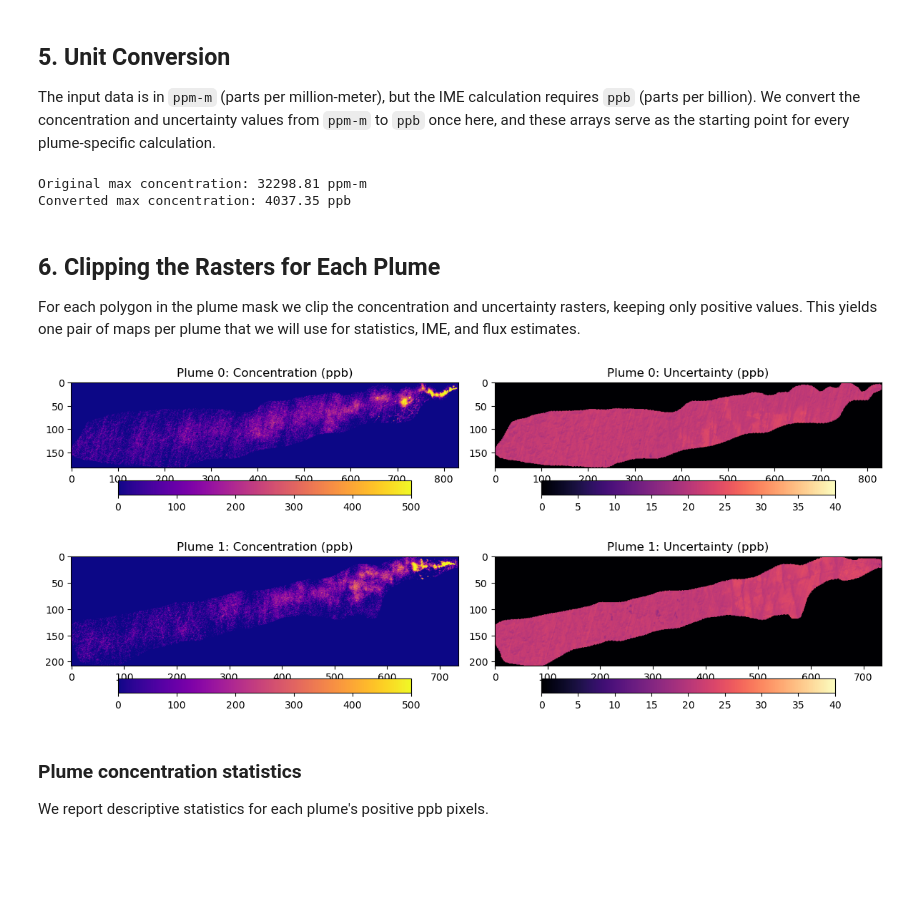
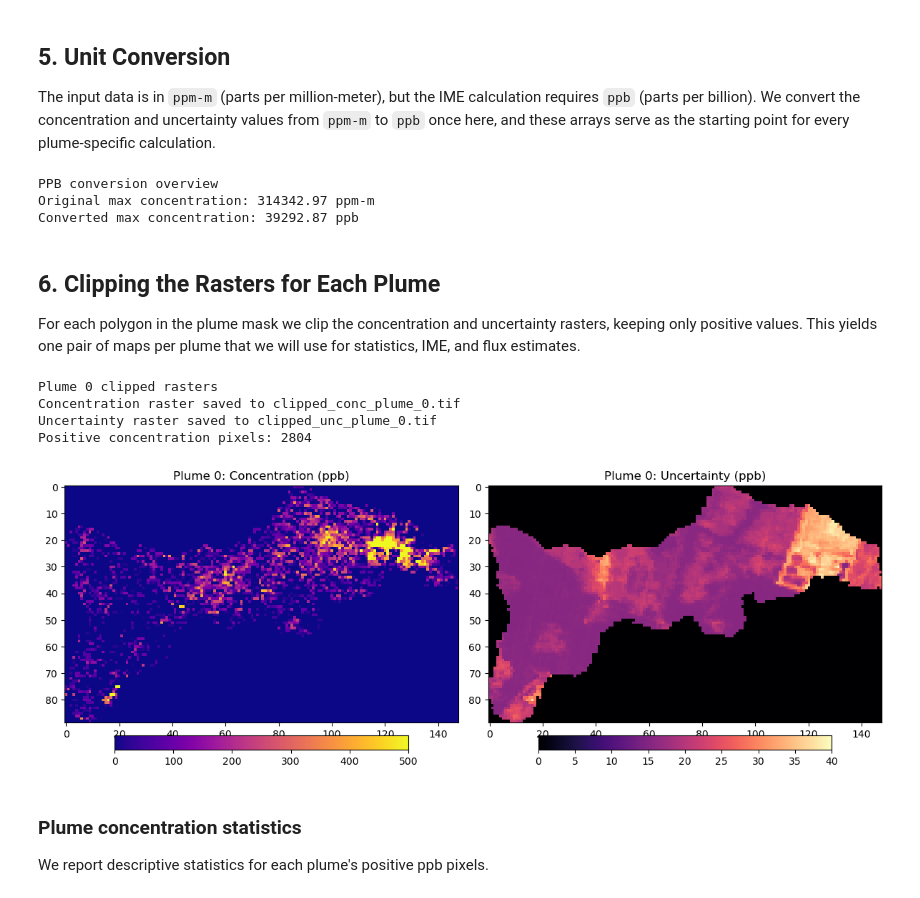
Before and after one commit to AlFe23/hygas, a Jupyter notebook: notebooks/plume_analysis_walkthrough.ipynb, the cells around one changed output. Cells and saved outputs as stored; diff of their text form; code cells hidden in the pictures; blank space fills up the shorter version.

```diff
--- a/notebooks/plume_analysis_walkthrough.ipynb
+++ b/notebooks/plume_analysis_walkthrough.ipynb
@@ -73,21 +220,31 @@ if not SHAPEFILE_PATH.exists():
     raise FileNotFoundError(f'Plume shapefile not found: {SHAPEFILE_PATH}')
 
 gdf = gpd.read_file(SHAPEFILE_PATH)
+_, _, raster_wkt, _ = plumes_analyzer.load_geotiff(str(CONCENTRATION_FILE))
+raster_crs = CRS.from_wkt(raster_wkt)
+gdf_raster = gdf.to_crs(raster_crs)
 projected_gdf, projected_epsg = plumes_analyzer.project_gdf_to_local_utm(gdf)
 
 plume_records = []
-for (idx, row), (_, proj_row) in zip(gdf.iterrows(), projected_gdf.iterrows()):
+for (idx, row), (_, proj_row), (_, raster_row) in zip(gdf.iterrows(), projected_gdf.iterrows(), gdf_raster.iterrows()):
     plume_records.append({
         'plume_id': idx,
         'geom': row.geometry,
+        'geom_raster': raster_row.geometry,
         'projected_geom': proj_row.geometry
     })
 
-print(f'Loaded {len(plume_records)} plume polygon(s) from {SHAPEFILE_PATH.name}')
-print(f'Shapefile CRS: {gdf.crs}')
-print(f'Projected CRS for area calculations: EPSG:{projected_epsg}')
+summary_lines = [
+    f'Loaded {len(plume_records)} plume polygon(s) from {SHAPEFILE_PATH.name}',
+    f'Shapefile CRS: {gdf.crs}',
+    f'Raster CRS for clipping: {raster_crs.to_string()}',
+    f'Projected CRS for area calculations: EPSG:{projected_epsg}'
+]
+reporter.log_block('Plume polygon summary', summary_lines)
 
 ax = gdf.plot(edgecolor='red', facecolor='none', figsize=(6, 6))
 ax.set_title('Segmented Plume Polygon(s)')
+fig = ax.get_figure()
+reporter.log_figure('Segmented plume polygon(s)', fig)
 plt.show()
 # %% [output]
@@ -100,17 +259,24 @@ Projected CRS for area calculations: EPSG:32640
 
 The input data is in `ppm-m` (parts per million-meter), but the IME calculation requires `ppb` (parts per billion). We convert the concentration and uncertainty values from `ppm-m` to `ppb` once here, and these arrays serve as the starting point for every plume-specific calculation.
 # %%
+
 conc_clean = plumes_analyzer.discard_neg(conc_arr)
 unc_clean = plumes_analyzer.discard_neg(unc_arr)
 
 conc_ppb = plumes_analyzer.ppm_m_to_ppb(conc_clean)
 unc_ppb = plumes_analyzer.ppm_m_to_ppb(unc_clean)
 
-print(f'Original max concentration: {np.max(conc_arr):.2f} ppm-m')
-print(f'Converted max concentration: {np.max(conc_ppb):.2f} ppb')
+reporter.log_block(
+    'PPB conversion overview',
+    [
+        f'Original max concentration: {np.max(conc_arr):.2f} ppm-m',
+        f'Converted max concentration: {np.max(conc_ppb):.2f} ppb'
+    ]
+)
 # %% [output]
-Original max concentration: 32298.81 ppm-m
-Converted max concentration: 4037.35 ppb
+PPB conversion overview
+Original max concentration: 314342.97 ppm-m
+Converted max concentration: 39292.87 ppb
 # %% [markdown]
 ## 6. Clipping the Rasters for Each Plume
 
@@ -121,47 +287,63 @@ for record in plume_records:
     plume_id = record['plume_id']
     conc_out = OUTPUT_DIR / f'clipped_conc_plume_{plume_id}.tif'
     unc_out = OUTPUT_DIR / f'clipped_unc_plume_{plume_id}.tif'
+    clip_geom = record['geom_raster']
     clipped_conc_arr = plumes_analyzer.clip_raster_to_polygon(
         str(CONCENTRATION_FILE),
-        record['geom'],
+        clip_geom,
         str(conc_out)
     )
     clipped_conc_arr = plumes_analyzer.discard_neg(clipped_conc_arr)
 
     clipped_unc_arr = plumes_analyzer.clip_raster_to_polygon(
         str(UNCERTAINTY_FILE),
-        record['geom'],
+        clip_geom,
         str(unc_out)
     )
     clipped_unc_arr = plumes_analyzer.discard_neg(clipped_unc_arr)
 
     clipped_conc_ppb = plumes_analyzer.ppm_m_to_ppb(clipped_conc_arr)
     clipped_unc_ppb = plumes_analyzer.ppm_m_to_ppb(clipped_unc_arr)
     plume_stats = plumes_analyzer.compute_plume_stats(clipped_conc_ppb)
 
     plume_outputs.append({
         'plume_id': plume_id,
         'geom': record['geom'],
+        'geom_raster': clip_geom,
         'projected_geom': record['projected_geom'],
         'clipped_conc_ppb': clipped_conc_ppb,
         'clipped_unc_ppb': clipped_unc_ppb,
         'plume_stats': plume_stats
     })
+
+    positive_pixels = int(np.count_nonzero(clipped_conc_ppb))
+    reporter.log_block(
+        f'Plume {plume_id} clipped rasters',
+        [
+            f'Concentration raster saved to {conc_out.name}',
+            f'Uncertainty raster saved to {unc_out.name}',
+            f'Positive concentration pixels: {positive_pixels}'
+        ]
+    )
 
     fig, (ax1, ax2) = plt.subplots(1, 2, figsize=(12, 5))
     im1 = ax1.imshow(clipped_conc_ppb, cmap='plasma', vmin=0, vmax=500)
     ax1.set_title(f'Plume {plume_id}: Concentration (ppb)')
     fig.colorbar(im1, ax=ax1, orientation='horizontal', fraction=0.046, pad=0.04)
 
     im2 = ax2.imshow(clipped_unc_ppb, cmap='magma', vmin=0, vmax=40)
     ax2.set_title(f'Plume {plume_id}: Uncertainty (ppb)')
     fig.colorbar(im2, ax=ax2, orientation='horizontal', fraction=0.046, pad=0.04)
 
     plt.tight_layout()
+    reporter.log_figure(f'Plume {plume_id} clipped rasters', fig)
     plt.show()
 # %% [output]
+Plume 0 clipped rasters
+Concentration raster saved to clipped_conc_plume_0.tif
+Uncertainty raster saved to clipped_unc_plume_0.tif
+Positive concentration pixels: 2804
-[figure, old version]
+[figure, new version]
-[figure, removed]
 # %% [markdown]
 ### Plume concentration statistics
 
```
Also changed, not shown: parts of 17 cells of this notebook, 5 other files.
